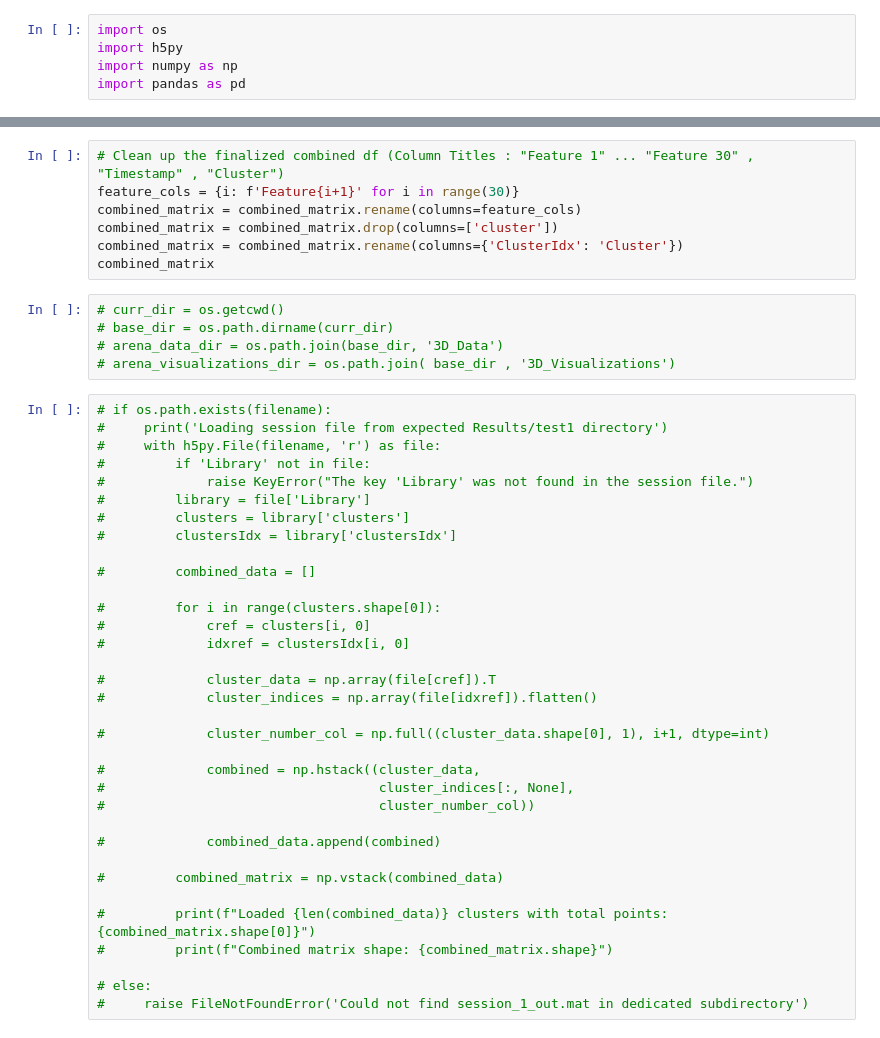
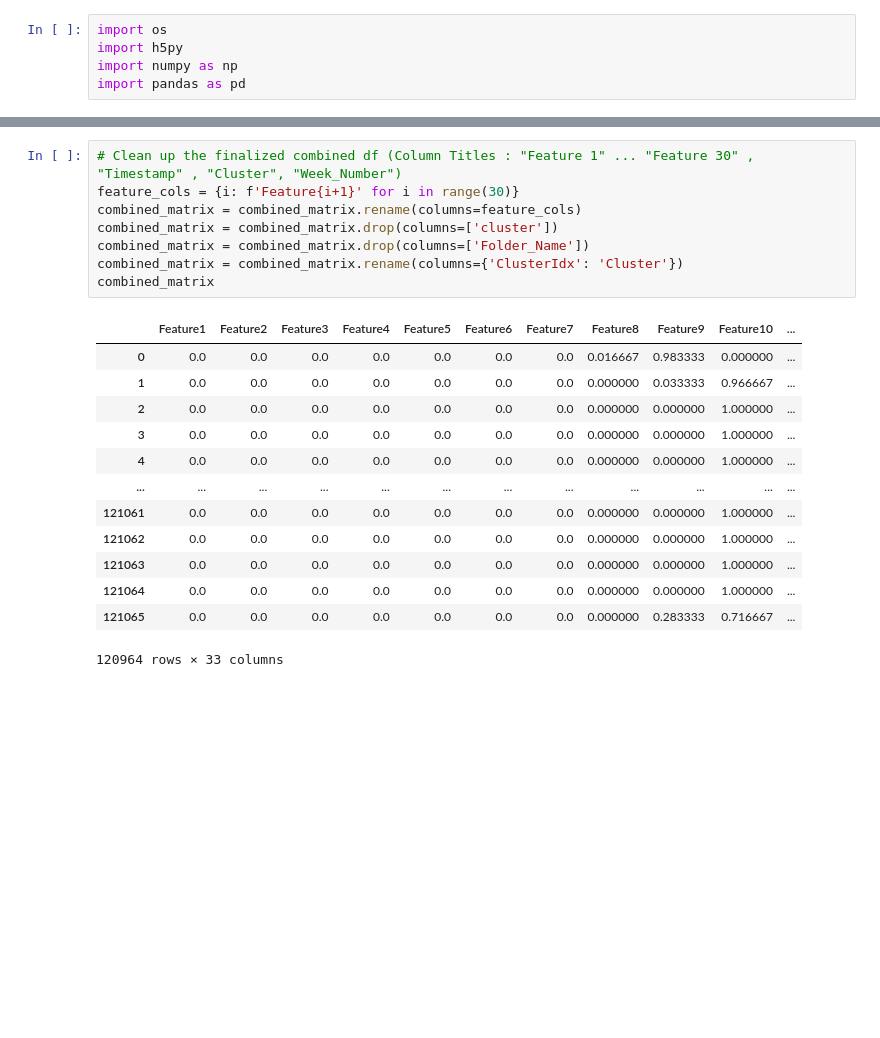
Before and after one commit to Ganglia-Guardian/AccelCluster-Visualizations, a Jupyter notebook: stitched_labeled_experiment.ipynb, the cells around one changed output, grey strips where cells are left out. Drawn from its saved outputs; the diff is of its cells as text; blank space fills up the shorter version.

```diff
--- a/stitched_labeled_experiment.ipynb
+++ b/stitched_labeled_experiment.ipynb
@@ -84,48 +163,24 @@ combined_matrix
 # %%
-# Clean up the finalized combined df (Column Titles : "Feature 1" ... "Feature 30" , "Timestamp" , "Cluster")
+# Clean up the finalized combined df (Column Titles : "Feature 1" ... "Feature 30" , "Timestamp" , "Cluster", "Week_Number")
 feature_cols = {i: f'Feature{i+1}' for i in range(30)}
 combined_matrix = combined_matrix.rename(columns=feature_cols)
 combined_matrix = combined_matrix.drop(columns=['cluster'])
+combined_matrix = combined_matrix.drop(columns=['Folder_Name'])
 combined_matrix = combined_matrix.rename(columns={'ClusterIdx': 'Cluster'})
 combined_matrix
+# %% [output]
+|  | Feature1 | Feature2 | Feature3 | Feature4 | Feature5 | Feature6 | Feature7 | Feature8 | Feature9 | Feature10 | ... |
+| 0 | 0.0 | 0.0 | 0.0 | 0.0 | 0.0 | 0.0 | 0.0 | 0.016667 | 0.983333 | 0.000000 | ... |
+| 1 | 0.0 | 0.0 | 0.0 | 0.0 | 0.0 | 0.0 | 0.0 | 0.000000 | 0.033333 | 0.966667 | ... |
+| 2 | 0.0 | 0.0 | 0.0 | 0.0 | 0.0 | 0.0 | 0.0 | 0.000000 | 0.000000 | 1.000000 | ... |
+| 3 | 0.0 | 0.0 | 0.0 | 0.0 | 0.0 | 0.0 | 0.0 | 0.000000 | 0.000000 | 1.000000 | ... |
+| 4 | 0.0 | 0.0 | 0.0 | 0.0 | 0.0 | 0.0 | 0.0 | 0.000000 | 0.000000 | 1.000000 | ... |
+| ... | ... | ... | ... | ... | ... | ... | ... | ... | ... | ... | ... |
+| 121061 | 0.0 | 0.0 | 0.0 | 0.0 | 0.0 | 0.0 | 0.0 | 0.000000 | 0.000000 | 1.000000 | ... |
+| 121062 | 0.0 | 0.0 | 0.0 | 0.0 | 0.0 | 0.0 | 0.0 | 0.000000 | 0.000000 | 1.000000 | ... |
+| 121063 | 0.0 | 0.0 | 0.0 | 0.0 | 0.0 | 0.0 | 0.0 | 0.000000 | 0.000000 | 1.000000 | ... |
+| 121064 | 0.0 | 0.0 | 0.0 | 0.0 | 0.0 | 0.0 | 0.0 | 0.000000 | 0.000000 | 1.000000 | ... |
+| 121065 | 0.0 | 0.0 | 0.0 | 0.0 | 0.0 | 0.0 | 0.0 | 0.000000 | 0.283333 | 0.716667 | ... |
+120964 rows × 33 columns
-# %%
-# curr_dir = os.getcwd()
-# base_dir = os.path.dirname(curr_dir)
-# arena_data_dir = os.path.join(base_dir, '3D_Data')
-# arena_visualizations_dir = os.path.join( base_dir , '3D_Visualizations')
-# %%
-# if os.path.exists(filename):
-#     print('Loading session file from expected Results/test1 directory')
-#     with h5py.File(filename, 'r') as file:
-#         if 'Library' not in file:
-#             raise KeyError("The key 'Library' was not found in the session file.")
-#         library = file['Library']
-#         clusters = library['clusters']
-#         clustersIdx = library['clustersIdx']
-
-#         combined_data = []
-
-#         for i in range(clusters.shape[0]):
-#             cref = clusters[i, 0]
-#             idxref = clustersIdx[i, 0]
-
-#             cluster_data = np.array(file[cref]).T
-#             cluster_indices = np.array(file[idxref]).flatten()
-
-#             cluster_number_col = np.full((cluster_data.shape[0], 1), i+1, dtype=int)
-
-#             combined = np.hstack((cluster_data,
-#                                   cluster_indices[:, None],
-#                                   cluster_number_col))
-
-#             combined_data.append(combined)
-
-#         combined_matrix = np.vstack(combined_data)
-
-#         print(f"Loaded {len(combined_data)} clusters with total points: {combined_matrix.shape[0]}")
-#         print(f"Combined matrix shape: {combined_matrix.shape}")
-
-# else:
-#     raise FileNotFoundError('Could not find session_1_out.mat in dedicated subdirectory')
 # %%
 # CHANGE HERE: File name
```
Also changed, not shown: parts of 8 cells of this notebook, 2 other files.
